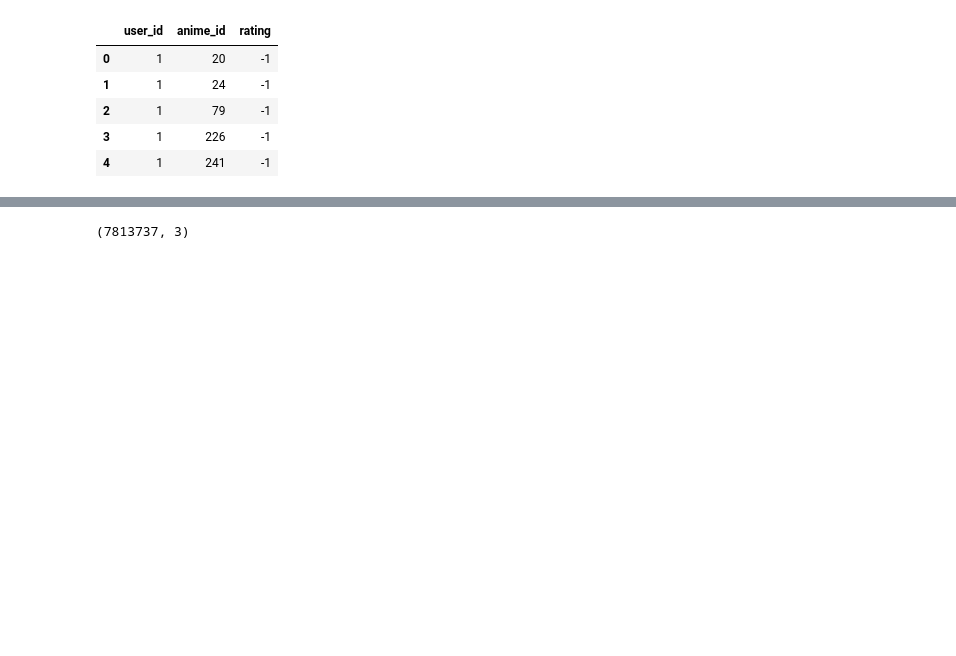
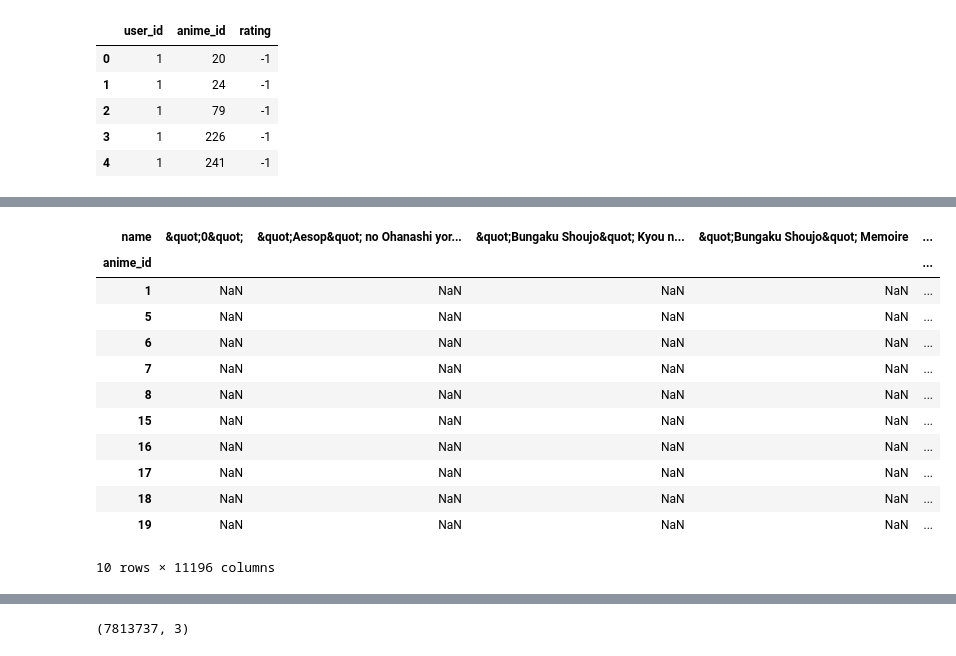
Before and after one commit to Aafaf-rido/DM_Project, a Jupyter notebook: dataExploration.ipynb, the cells around one changed output, grey strips where cells are left out. Drawn from its saved outputs; the diff is of its cells as text; code cells hidden in the pictures; blank space fills up the shorter version.

```diff
--- a/recomSystem.ipynb
+++ b/dataExploration.ipynb
@@ -21,3 +21,5 @@ anime_df.head()
 anime_df.shape
 # %% [output]
 (12294, 7)
+# %%
+anime = anime_df.loc[:,["anime_id","name"]]
@@ -187,3 +205,5 @@ rating_df.head()
 | 2 | 1 | 79 | -1 |
 | 3 | 1 | 226 | -1 |
 | 4 | 1 | 241 | -1 |
+# %%
+data = pd.merge(rating_df, anime)
@@ -189,0 +228,18 @@ rating_df.head()
+# %%
+# lets make a pivot table in order to make rows are users and columns are movies. And values are rating
+pivot_table = data.pivot_table(index = ["anime_id"],columns = ["name"],values = "rating")
+pivot_table.head(10)
+# %% [output]
+| name | &quot;0&quot; | &quot;Aesop&quot; no Ohanashi yor... | &quot;Bungaku Shoujo&quot; Kyou n... | &quot;Bungaku Shoujo&quot; Memoire | ... |
+| anime_id |  |  |  |  | ... |
+| 1 | NaN | NaN | NaN | NaN | ... |
+| 5 | NaN | NaN | NaN | NaN | ... |
+| 6 | NaN | NaN | NaN | NaN | ... |
+| 7 | NaN | NaN | NaN | NaN | ... |
+| 8 | NaN | NaN | NaN | NaN | ... |
+| 15 | NaN | NaN | NaN | NaN | ... |
+| 16 | NaN | NaN | NaN | NaN | ... |
+| 17 | NaN | NaN | NaN | NaN | ... |
+| 18 | NaN | NaN | NaN | NaN | ... |
+| 19 | NaN | NaN | NaN | NaN | ... |
+10 rows × 11196 columns
```
Also changed, not shown: parts of 7 cells of this notebook, 2 other files.
